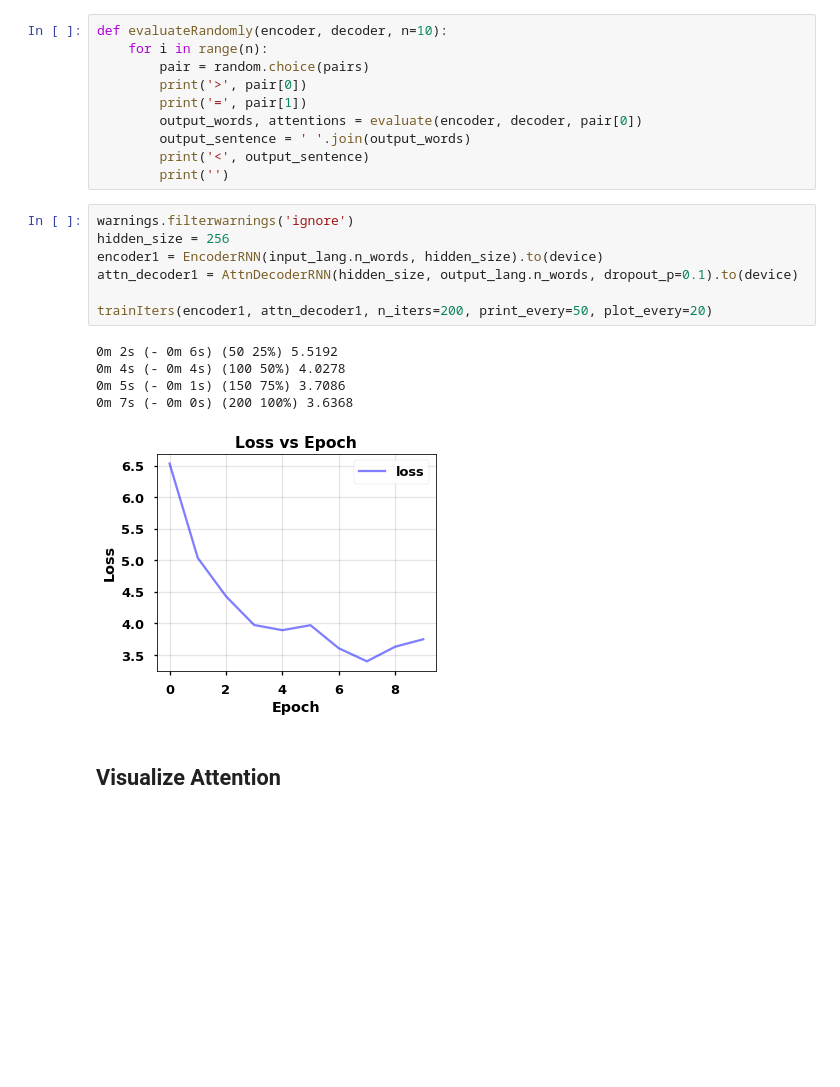
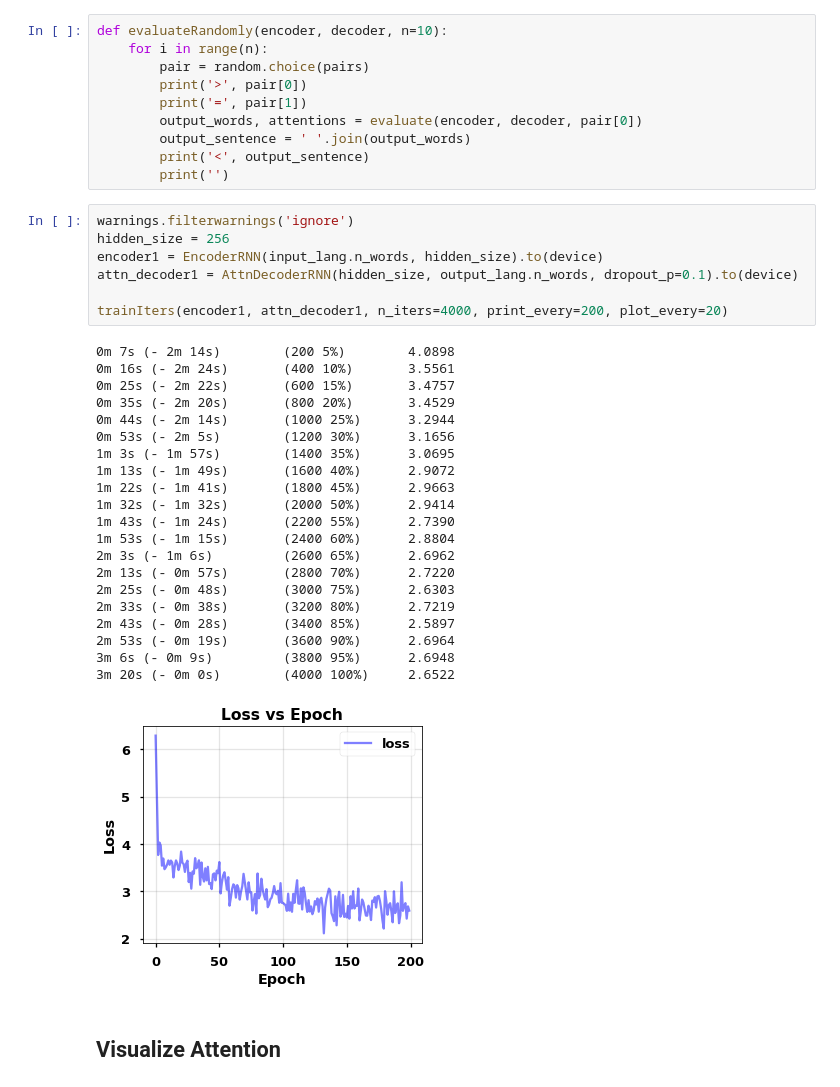
Before and after one commit to msank00/pytorch_seq2seq_model_nlproc, a Jupyter notebook: seq2seq_pytorch_official.ipynb, the cells around one changed output. Drawn from its saved outputs; the diff is of its cells as text; blank space fills up the shorter version.

```diff
--- a/seq2seq_pytorch_official.ipynb
+++ b/seq2seq_pytorch_official.ipynb
@@ -426,16 +426,32 @@ def evaluateRandomly(encoder, decoder, n=10):
 # %%
 warnings.filterwarnings('ignore')
 hidden_size = 256
 encoder1 = EncoderRNN(input_lang.n_words, hidden_size).to(device)
 attn_decoder1 = AttnDecoderRNN(hidden_size, output_lang.n_words, dropout_p=0.1).to(device)
 
-trainIters(encoder1, attn_decoder1, n_iters=200, print_every=50, plot_every=20)
+trainIters(encoder1, attn_decoder1, n_iters=4000, print_every=200, plot_every=20)
 # %% [output]
-0m 2s (- 0m 6s) (50 25%) 5.5192
-0m 4s (- 0m 4s) (100 50%) 4.0278
-0m 5s (- 0m 1s) (150 75%) 3.7086
-0m 7s (- 0m 0s) (200 100%) 3.6368
+0m 7s (- 2m 14s)        (200 5%)        4.0898
+0m 16s (- 2m 24s)       (400 10%)       3.5561
+0m 25s (- 2m 22s)       (600 15%)       3.4757
+0m 35s (- 2m 20s)       (800 20%)       3.4529
+0m 44s (- 2m 14s)       (1000 25%)      3.2944
+0m 53s (- 2m 5s)        (1200 30%)      3.1656
+1m 3s (- 1m 57s)        (1400 35%)      3.0695
+1m 13s (- 1m 49s)       (1600 40%)      2.9072
+1m 22s (- 1m 41s)       (1800 45%)      2.9663
+1m 32s (- 1m 32s)       (2000 50%)      2.9414
+1m 43s (- 1m 24s)       (2200 55%)      2.7390
+1m 53s (- 1m 15s)       (2400 60%)      2.8804
+2m 3s (- 1m 6s)         (2600 65%)      2.6962
+2m 13s (- 0m 57s)       (2800 70%)      2.7220
+2m 25s (- 0m 48s)       (3000 75%)      2.6303
+2m 33s (- 0m 38s)       (3200 80%)      2.7219
+2m 43s (- 0m 28s)       (3400 85%)      2.5897
+2m 53s (- 0m 19s)       (3600 90%)      2.6964
+3m 6s (- 0m 9s)         (3800 95%)      2.6948
+3m 20s (- 0m 0s)        (4000 100%)     2.6522
-[figure, old version]
+[figure, new version]
 # %% [markdown]
 ## Visualize Attention
 # %%
```
Also changed, not shown: parts of 3 cells of this notebook.
